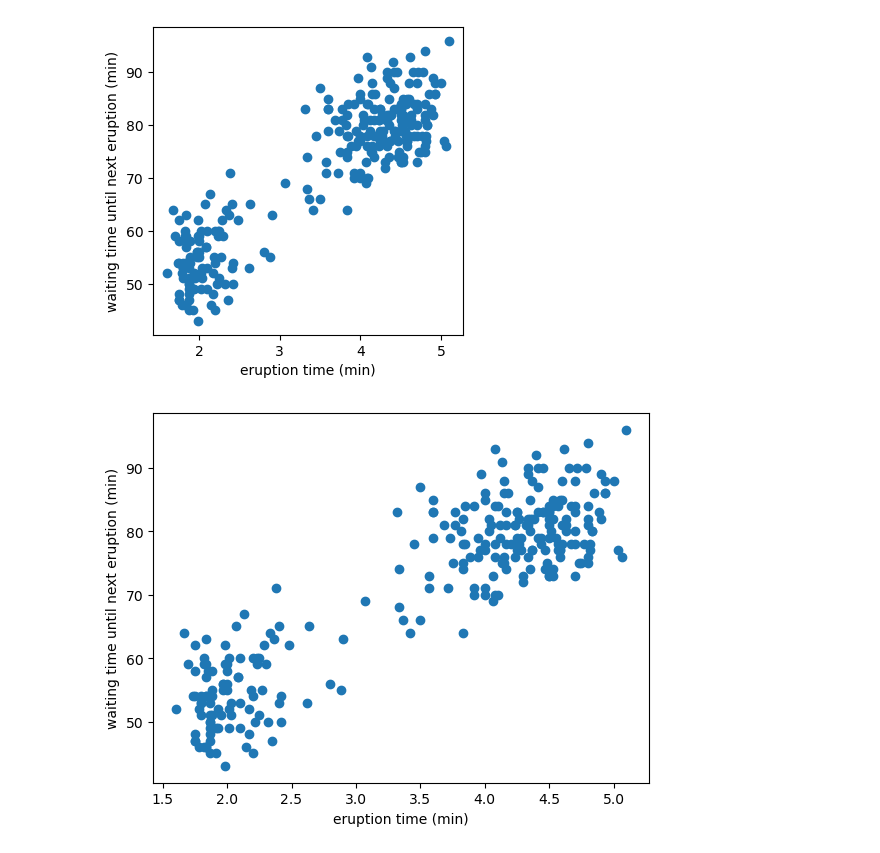
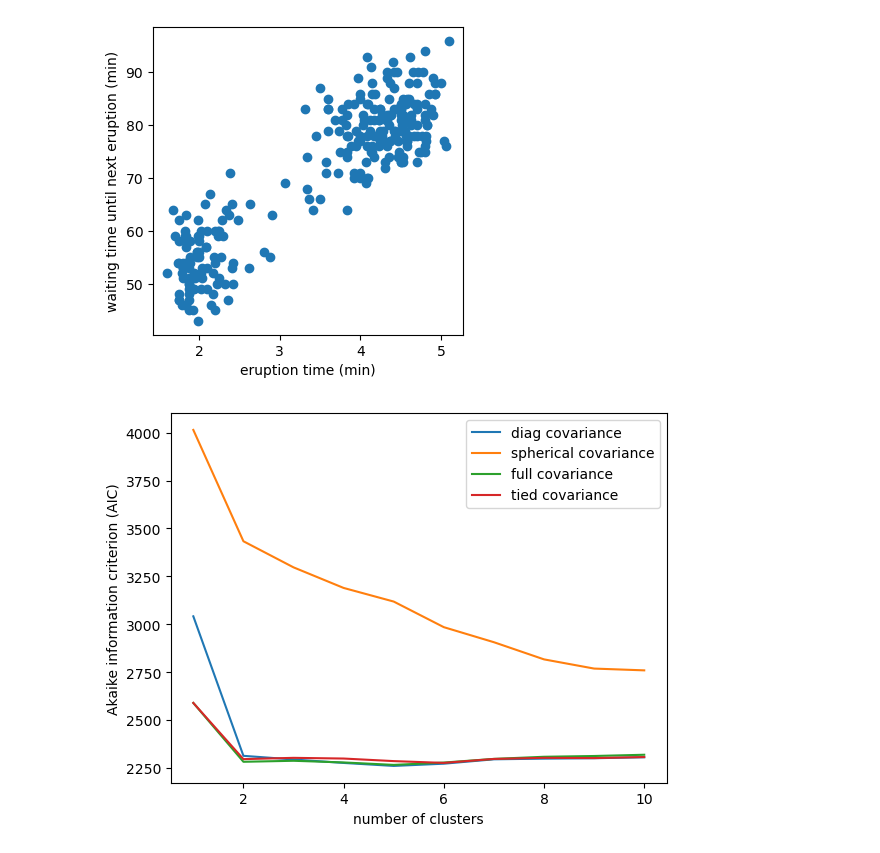
Before and after one commit to jkginfinite/teaching, a Jupyter notebook: Lectures/unsupervised_learning/GMM/GMM_notebook.ipynb, the cells around one changed output. Saved outputs shown, nothing was run; the diff lists cells and outputs as text; code cells hidden in the pictures.

```diff
--- a/Lectures/unsupervised_learning/GMM/GMM_notebook.ipynb
+++ b/Lectures/unsupervised_learning/GMM/GMM_notebook.ipynb
@@ -59,10 +54,22 @@ plt.show()
 # %% [output]
 [figure]
 [figure]
-# %%
-plt.scatter(data['eruptions'],data['waiting'])
-plt.xlabel('eruption time (min)')
-plt.ylabel('waiting time until next eruption (min)')
-plt.show()
-# %% [output]
-[figure, removed]
+# %%
+from sklearn.mixture import GaussianMixture as GMM
+import matplotlib.pyplot as plt
+n_components = range(1,11)
+covariances = ['diag','spherical','full','tied']
+models = {c:[] for c in covariances}
+for cov in covariances:
+    for n in n_components:
+        models[cov].append(GMM(n,covariance_type=cov,random_state=0).fit(data))
+
+for cov in covariances:
+    plt.plot(n_components, [m.aic(data) for m in models[cov]], label='{} covariance'.format(cov))
+
+plt.legend(loc='best')
+plt.ylabel('Akaike information criterion (AIC)')
+plt.xlabel('number of clusters')
+plt.show()
+# %% [output]
+[figure, added]
```
Also changed, not shown: parts of 6 cells of this notebook, 4 other files.
